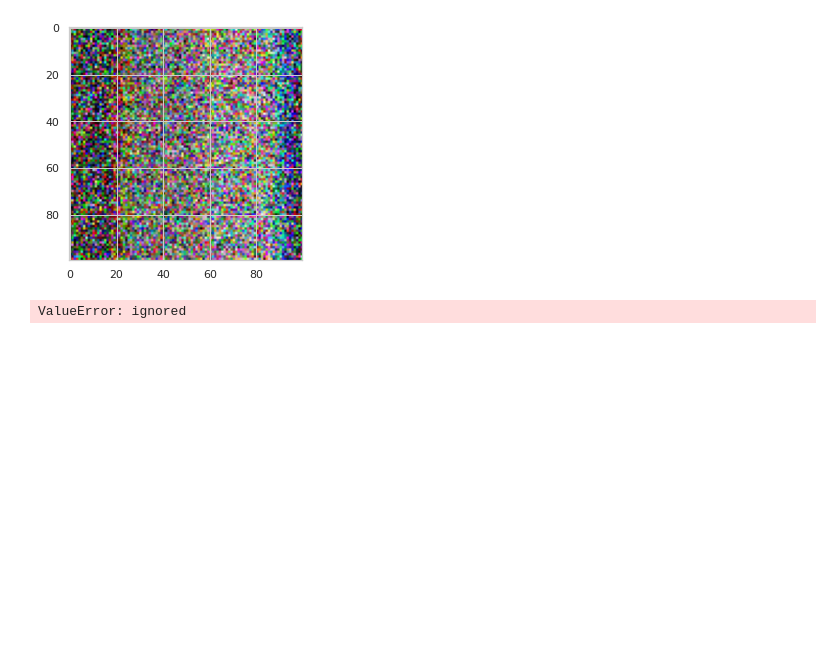
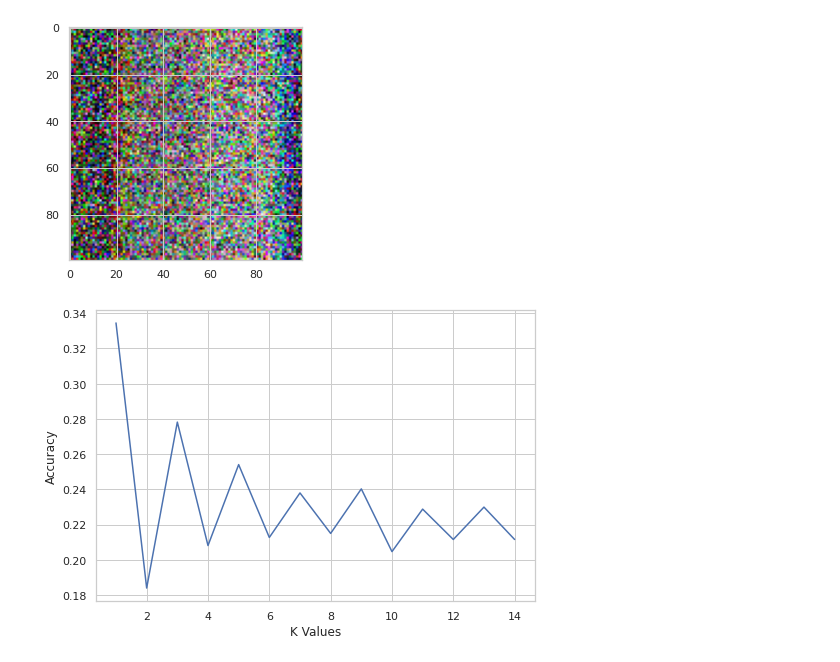
Before and after one commit to NicholasRootWilcox/final, a Jupyter notebook: ml_final_colab.ipynb, the cells around one changed output. Cells and saved outputs as stored; diff of their text form; code cells hidden in the pictures; blank space fills up the shorter version.

Commit message:
updated k value accuracy aint too good

```diff
--- a/ml_final_colab.ipynb
+++ b/ml_final_colab.ipynb
@@ -171,6 +171,9 @@ print(xTest.shape, yTest.shape)
 # %%
 nsamples, nx, ny, nz = xTrain.shape
 d2_xTrain = xTrain.reshape((nsamples,nx*ny*nz))
+# %%
+nsamples, nx, ny, nz = xTest.shape
+d2_xTest = xTest.reshape((nsamples,nx*ny*nz))
 # %%
 print(d2_xTrain.shape, yTrain.shape)
 print(xTest.shape, yTest.shape)
@@ -205,19 +216,20 @@ new image shape (100, 100, 3)
 # %%
 ## TRYING TO FIND THE BEST NEAREST NEIGHBOR OPTION BEFORE PLUGGING IN
 
 scoreList=[]
 #Let's find the optimal number k
 for each in range(1,15):
     knn=KNeighborsClassifier(n_neighbors=each)
     knn.fit(d2_xTrain,yTrain)
-    scoreList.append(knn.score(xTest, yTest))
+    scoreList.append(knn.score(d2_xTest, yTest))
 plt.figure(figsize=(7,5))
 plt.plot(range(1,15),scoreList)
 plt.xlabel("K Values")
 plt.ylabel("Accuracy")
 plt.show()
+## uhh accuracy is low
 # %% [output]
-ValueError: ignored
+[figure, added]
 # %%
 # Import the necessary libraries
 import numpy as np
```
Also changed, not shown: parts of 1 cell of this notebook.
